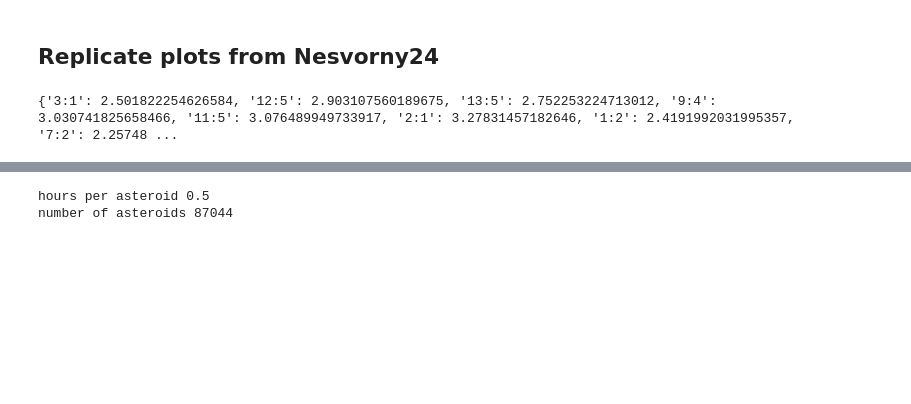
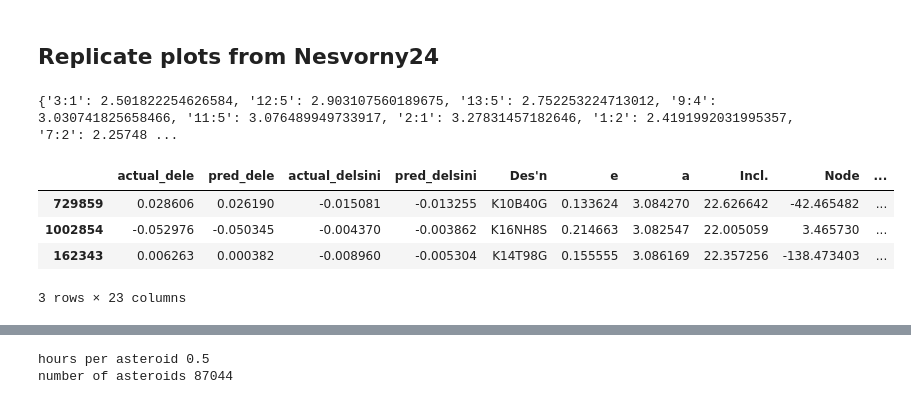
Before and after one commit to YangShen31/proper_elements_prediction, a Jupyter notebook: 3_evaluate_models.ipynb, the cells around one changed output, grey strips where cells are left out. Drawn from its saved outputs; the diff is of its cells as text; code cells hidden in the pictures; blank space fills up the shorter version.

```diff
--- a/3_evaluate_models.ipynb
+++ b/3_evaluate_models.ipynb
@@ -543,6 +544,35 @@ a_values["5:2:2"] = 3.17
 print(a_values)
 # %% [output]
 {'3:1': 2.501822254626584, '12:5': 2.903107560189675, '13:5': 2.752253224713012, '9:4': 3.030741825658466, '11:5': 3.076489949733917, '2:1': 3.27831457182646, '1:2': 2.4191992031995357, '7:2': 2.25748 ...
+# %%
+des = ["K10B40G", "K16NH8S", "K14T98G"]
+
+K10B40G = df_xgb_train[df_xgb_train["Des\'n"] == des[0]]
+K16NH8S = df_xgb_train[df_xgb_train["Des\'n"] == des[1]]
+K14T98G = df_xgb[df_xgb["Des\'n"] == des[2]]
+
+key_asteroids = pd.concat([K10B40G, K16NH8S, K14T98G])
+key_asteroids['marker'] = ["d", "P", "X"]
+# key_asteroids['marker'] = ["o", "o", "o"]
+# key_asteroids['color'] = ["tab:purple", "tab:pink", "tab:brown"]
+key_asteroids['color'] = ["black", "black", "black"]
+
+def plot_key_asteroids(ax, e, sini, desn, markers, colors, legend=False):
+    pts = []
+    for i in range(len(markers)):
+        p = ax.scatter(e.to_list()[i], sini.to_list()[i], marker=markers.to_list()[i],
+                       s=120, c=colors.to_list()[i], edgecolors='white',
+                       label=desn.to_list()[i] if legend else None)
+        pts.append(p)
+    return pts
+
+key_asteroids
+# %% [output]
+|  | actual_dele | pred_dele | actual_delsini | pred_delsini | Des'n | e | a | Incl. | Node | ... |
+| 729859 | 0.028606 | 0.026190 | -0.015081 | -0.013255 | K10B40G | 0.133624 | 3.084270 | 22.626642 | -42.465482 | ... |
+| 1002854 | -0.052976 | -0.050345 | -0.004370 | -0.003862 | K16NH8S | 0.214663 | 3.082547 | 22.005059 | 3.465730 | ... |
+| 162343 | 0.006263 | 0.000382 | -0.008960 | -0.005304 | K14T98G | 0.155555 | 3.086169 | 22.357256 | -138.473403 | ... |
+3 rows × 23 columns
 # %%
 # Need to improve the color blindness accessibility
 middle_belt = df_xgb[(df_xgb["propa"] > 2.5) & (df_xgb["propa"] < 2.825)]
```
Also changed, not shown: parts of 14 cells of this notebook, 9 other files.
